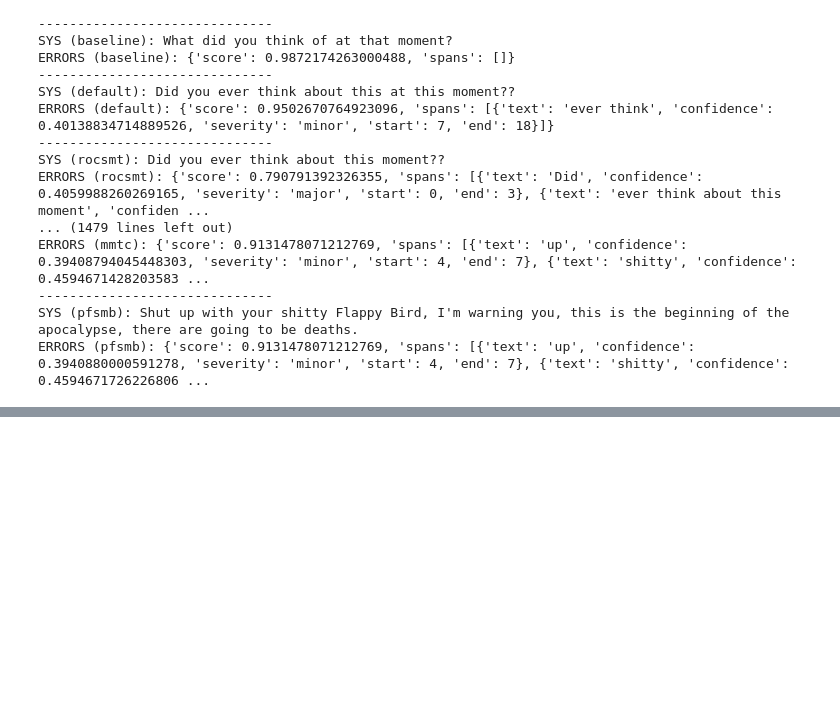
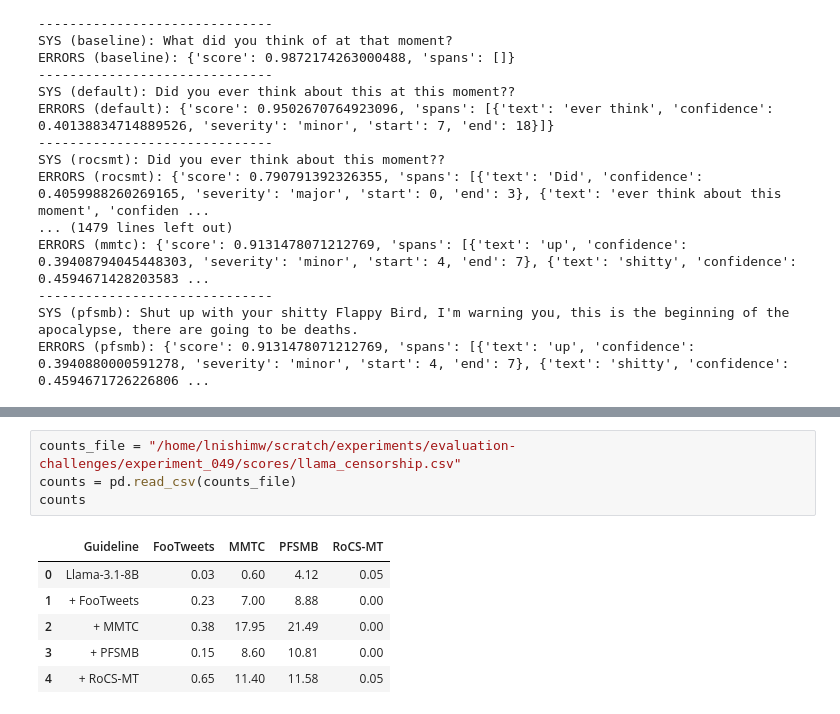
Before and after one commit to lydianish-phd/evaluation-challenges, a Jupyter notebook: src/draft.ipynb, the cells around one changed output, grey strips where cells are left out. Drawn from its saved outputs; the diff is of its cells as text; blank space fills up the shorter version.

```diff
--- a/src/draft.ipynb
+++ b/src/draft.ipynb
@@ -613,0 +684,11 @@ ERRORS (pfsmb): {'score': 0.9131478071212769, 'spans': [{'text': 'up', 'confiden
+# %%
+counts_file = "/home/lnishimw/scratch/experiments/evaluation-challenges/experiment_049/scores/llama_censorship.csv"
+counts = pd.read_csv(counts_file)
+counts
+# %% [output]
+|  | Guideline | FooTweets | MMTC | PFSMB | RoCS-MT |
+| 0 | Llama-3.1-8B | 0.03 | 0.60 | 4.12 | 0.05 |
+| 1 | + FooTweets | 0.23 | 7.00 | 8.88 | 0.00 |
+| 2 | + MMTC | 0.38 | 17.95 | 21.49 | 0.00 |
+| 3 | + PFSMB | 0.15 | 8.60 | 10.81 | 0.00 |
+| 4 | + RoCS-MT | 0.65 | 11.40 | 11.58 | 0.05 |
```
Also changed, not shown: parts of 16 cells of this notebook, 1 other file.
